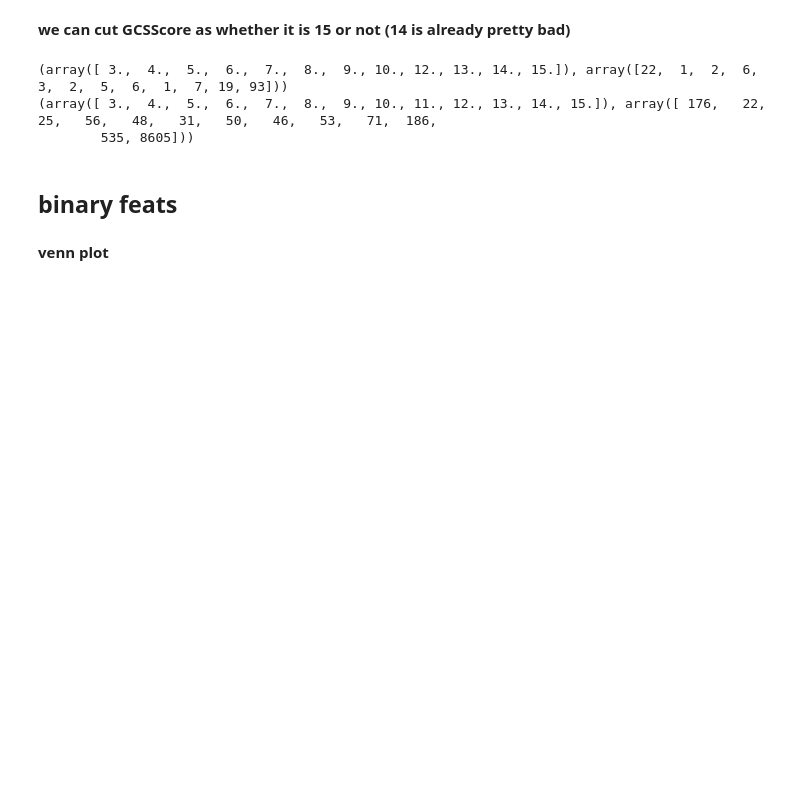
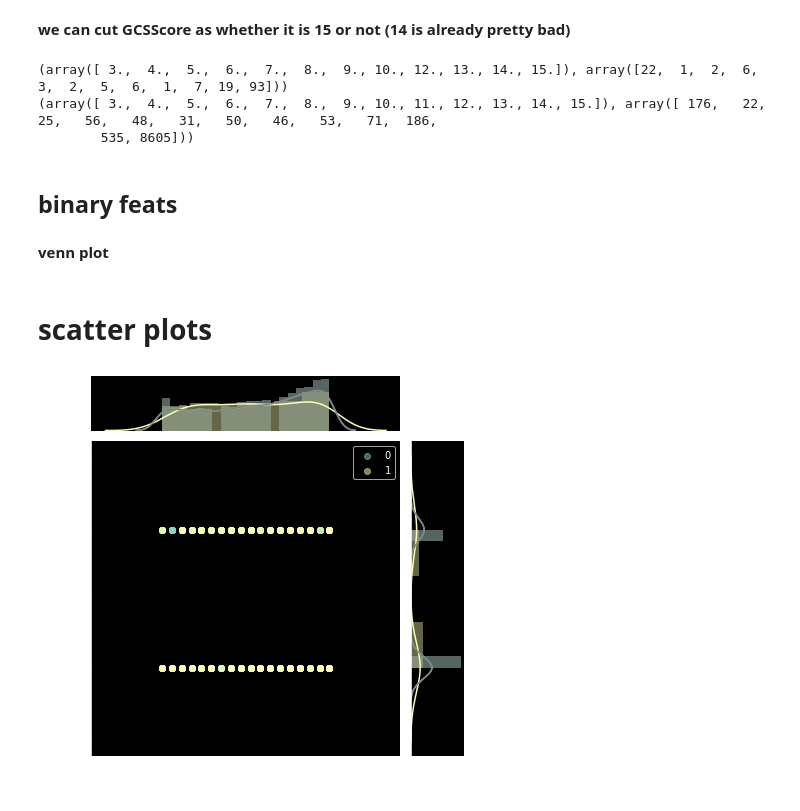
Before and after one commit to csinva/iai-clinical-decision-rule, a Jupyter notebook: 02_eda_all.ipynb, the cells around one changed output. Saved outputs shown, nothing was run; the diff lists cells and outputs as text; code cells hidden in the pictures; blank space fills up the shorter version.

Commit message:
jointplots

```diff
--- a/02_eda_all.ipynb
+++ b/02_eda_all.ipynb
@@ -100,3 +120,10 @@ cind = df[df['LtCostalTender']==1].index.values
 rind = df[df['CostalTender']==1].index.values
 venn2((set(cind), set(rind)))
 plt.show()
+# %% [markdown]
+# scatter plots
+# %%
+viz.jointplot_grouped('Age', 'Sex_F', 'iai_intervention', df1) # this is using the df that still has gender
+# , k_is_color=False, scatter_alpha=.5, add_global_hists: bool=True):
+# %% [output]
+[figure, added]
```
Also changed, not shown: parts of 7 cells of this notebook, 2 other files.
